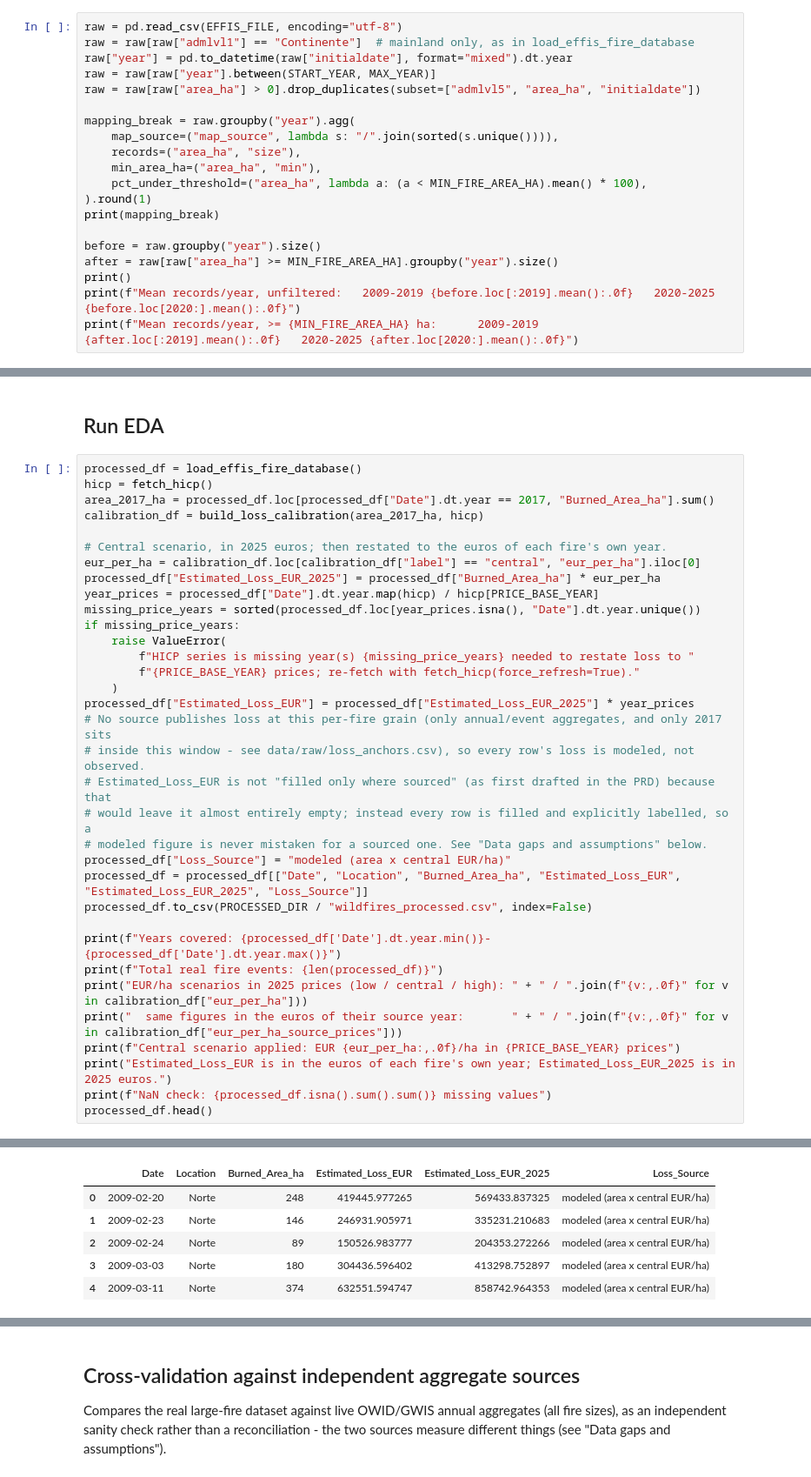
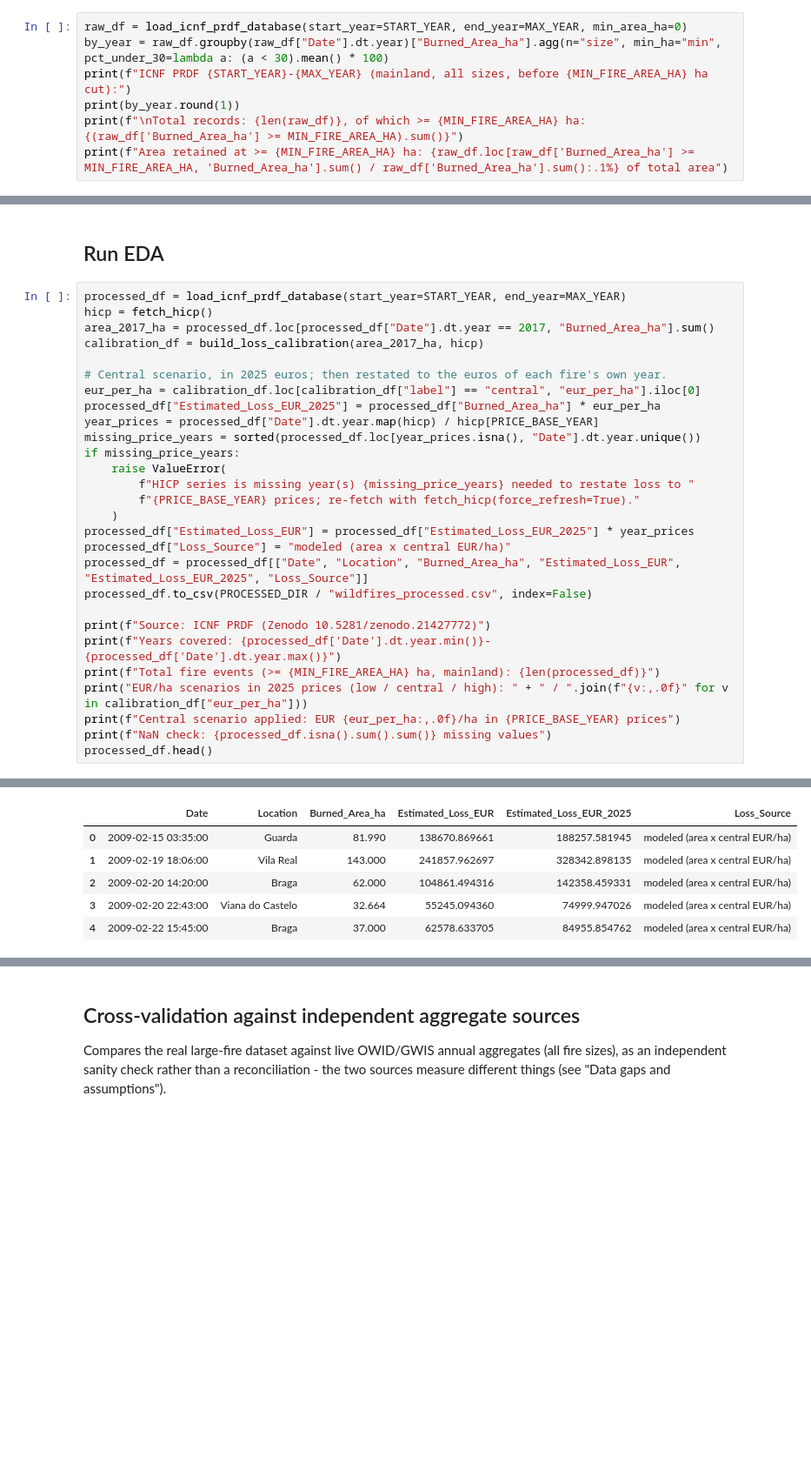
Before and after one commit to DanPhnx/pt-wildfire-catmodel, a Jupyter notebook: notebooks/01_eda.ipynb, the cells around one changed output, grey strips where cells are left out. Shown at 87% size. Drawn from its saved outputs; the diff is of its cells as text; blank space fills up the shorter version.

```diff
--- a/notebooks/01_eda.ipynb
+++ b/notebooks/01_eda.ipynb
@@ -180,21 +80,8 @@ size filter.
 # %%
-raw = pd.read_csv(EFFIS_FILE, encoding="utf-8")
-raw = raw[raw["admlvl1"] == "Continente"]  # mainland only, as in load_effis_fire_database
-raw["year"] = pd.to_datetime(raw["initialdate"], format="mixed").dt.year
-raw = raw[raw["year"].between(START_YEAR, MAX_YEAR)]
-raw = raw[raw["area_ha"] > 0].drop_duplicates(subset=["admlvl5", "area_ha", "initialdate"])
-
-mapping_break = raw.groupby("year").agg(
-    map_source=("map_source", lambda s: "/".join(sorted(s.unique()))),
-    records=("area_ha", "size"),
-    min_area_ha=("area_ha", "min"),
-    pct_under_threshold=("area_ha", lambda a: (a < MIN_FIRE_AREA_HA).mean() * 100),
-).round(1)
-print(mapping_break)
-
-before = raw.groupby("year").size()
-after = raw[raw["area_ha"] >= MIN_FIRE_AREA_HA].groupby("year").size()
-print()
-print(f"Mean records/year, unfiltered:   2009-2019 {before.loc[:2019].mean():.0f}   2020-2025 {before.loc[2020:].mean():.0f}")
-print(f"Mean records/year, >= {MIN_FIRE_AREA_HA} ha:      2009-2019 {after.loc[:2019].mean():.0f}   2020-2025 {after.loc[2020:].mean():.0f}")
+raw_df = load_icnf_prdf_database(start_year=START_YEAR, end_year=MAX_YEAR, min_area_ha=0)
+by_year = raw_df.groupby(raw_df["Date"].dt.year)["Burned_Area_ha"].agg(n="size", min_ha="min", pct_under_30=lambda a: (a < 30).mean() * 100)
+print(f"ICNF PRDF {START_YEAR}-{MAX_YEAR} (mainland, all sizes, before {MIN_FIRE_AREA_HA} ha cut):")
+print(by_year.round(1))
+print(f"\nTotal records: {len(raw_df)}, of which >= {MIN_FIRE_AREA_HA} ha: {(raw_df['Burned_Area_ha'] >= MIN_FIRE_AREA_HA).sum()}")
+print(f"Area retained at >= {MIN_FIRE_AREA_HA} ha: {raw_df.loc[raw_df['Burned_Area_ha'] >= MIN_FIRE_AREA_HA, 'Burned_Area_ha'].sum() / raw_df['Burned_Area_ha'].sum():.1%} of total area")
 # %% [output]
@@ -473,7 +360,7 @@ def plot_empirical_cdf(data: np.ndarray, ax=None, label: str = "Empirical"):
 # %% [markdown]
 ## Run EDA
 # %%
-processed_df = load_effis_fire_database()
+processed_df = load_icnf_prdf_database(start_year=START_YEAR, end_year=MAX_YEAR)
 hicp = fetch_hicp()
 area_2017_ha = processed_df.loc[processed_df["Date"].dt.year == 2017, "Burned_Area_ha"].sum()
 calibration_df = build_loss_calibration(area_2017_ha, hicp)
@@ -489,21 +376,15 @@ if missing_price_years:
         f"{PRICE_BASE_YEAR} prices; re-fetch with fetch_hicp(force_refresh=True)."
     )
 processed_df["Estimated_Loss_EUR"] = processed_df["Estimated_Loss_EUR_2025"] * year_prices
-# No source publishes loss at this per-fire grain (only annual/event aggregates, and only 2017 sits
-# inside this window - see data/raw/loss_anchors.csv), so every row's loss is modeled, not observed.
-# Estimated_Loss_EUR is not "filled only where sourced" (as first drafted in the PRD) because that
-# would leave it almost entirely empty; instead every row is filled and explicitly labelled, so a
-# modeled figure is never mistaken for a sourced one. See "Data gaps and assumptions" below.
 processed_df["Loss_Source"] = "modeled (area x central EUR/ha)"
 processed_df = processed_df[["Date", "Location", "Burned_Area_ha", "Estimated_Loss_EUR", "Estimated_Loss_EUR_2025", "Loss_Source"]]
 processed_df.to_csv(PROCESSED_DIR / "wildfires_processed.csv", index=False)
 
+print(f"Source: ICNF PRDF (Zenodo 10.5281/zenodo.21427772)")
 print(f"Years covered: {processed_df['Date'].dt.year.min()}-{processed_df['Date'].dt.year.max()}")
-print(f"Total real fire events: {len(processed_df)}")
+print(f"Total fire events (>= {MIN_FIRE_AREA_HA} ha, mainland): {len(processed_df)}")
 print("EUR/ha scenarios in 2025 prices (low / central / high): " + " / ".join(f"{v:,.0f}" for v in calibration_df["eur_per_ha"]))
-print("  same figures in the euros of their source year:       " + " / ".join(f"{v:,.0f}" for v in calibration_df["eur_per_ha_source_prices"]))
 print(f"Central scenario applied: EUR {eur_per_ha:,.0f}/ha in {PRICE_BASE_YEAR} prices")
-print("Estimated_Loss_EUR is in the euros of each fire's own year; Estimated_Loss_EUR_2025 is in 2025 euros.")
 print(f"NaN check: {processed_df.isna().sum().sum()} missing values")
 processed_df.head()
 # %% [output]
@@ -516,10 +396,10 @@ Estimated_Loss_EUR is in the euros of each fire's own year; Estimated_Loss_EUR_2
 NaN check: 0 missing values
 |  | Date | Location | Burned_Area_ha | Estimated_Loss_EUR | Estimated_Loss_EUR_2025 | Loss_Source |
-| 0 | 2009-02-20 | Norte | 248 | 419445.977265 | 569433.837325 | modeled (area x central EUR/ha) |
-| 1 | 2009-02-23 | Norte | 146 | 246931.905971 | 335231.210683 | modeled (area x central EUR/ha) |
-| 2 | 2009-02-24 | Norte | 89 | 150526.983777 | 204353.272266 | modeled (area x central EUR/ha) |
-| 3 | 2009-03-03 | Norte | 180 | 304436.596402 | 413298.752897 | modeled (area x central EUR/ha) |
-| 4 | 2009-03-11 | Norte | 374 | 632551.594747 | 858742.964353 | modeled (area x central EUR/ha) |
+| 0 | 2009-02-15 03:35:00 | Guarda | 81.990 | 138670.869661 | 188257.581945 | modeled (area x central EUR/ha) |
+| 1 | 2009-02-19 18:06:00 | Vila Real | 143.000 | 241857.962697 | 328342.898135 | modeled (area x central EUR/ha) |
+| 2 | 2009-02-20 14:20:00 | Braga | 62.000 | 104861.494316 | 142358.459331 | modeled (area x central EUR/ha) |
+| 3 | 2009-02-20 22:43:00 | Viana do Castelo | 32.664 | 55245.094360 | 74999.947026 | modeled (area x central EUR/ha) |
+| 4 | 2009-02-22 15:45:00 | Braga | 37.000 | 62578.633705 | 84955.854762 | modeled (area x central EUR/ha) |
 # %%
 plot_annual_fire_counts(processed_df)
 plt.show()
```
Also changed, not shown: parts of 12 cells of this notebook, 21 other files.
